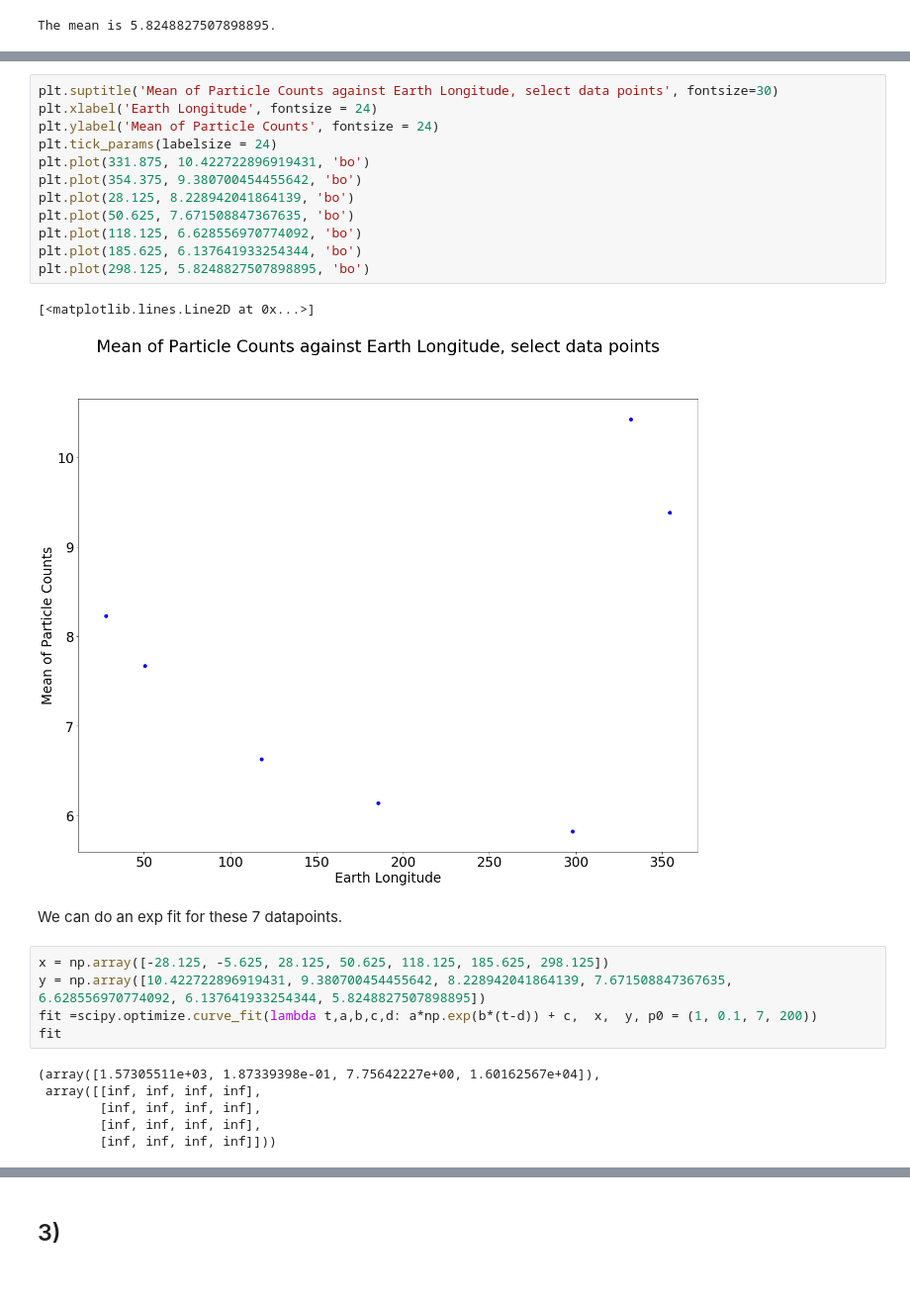
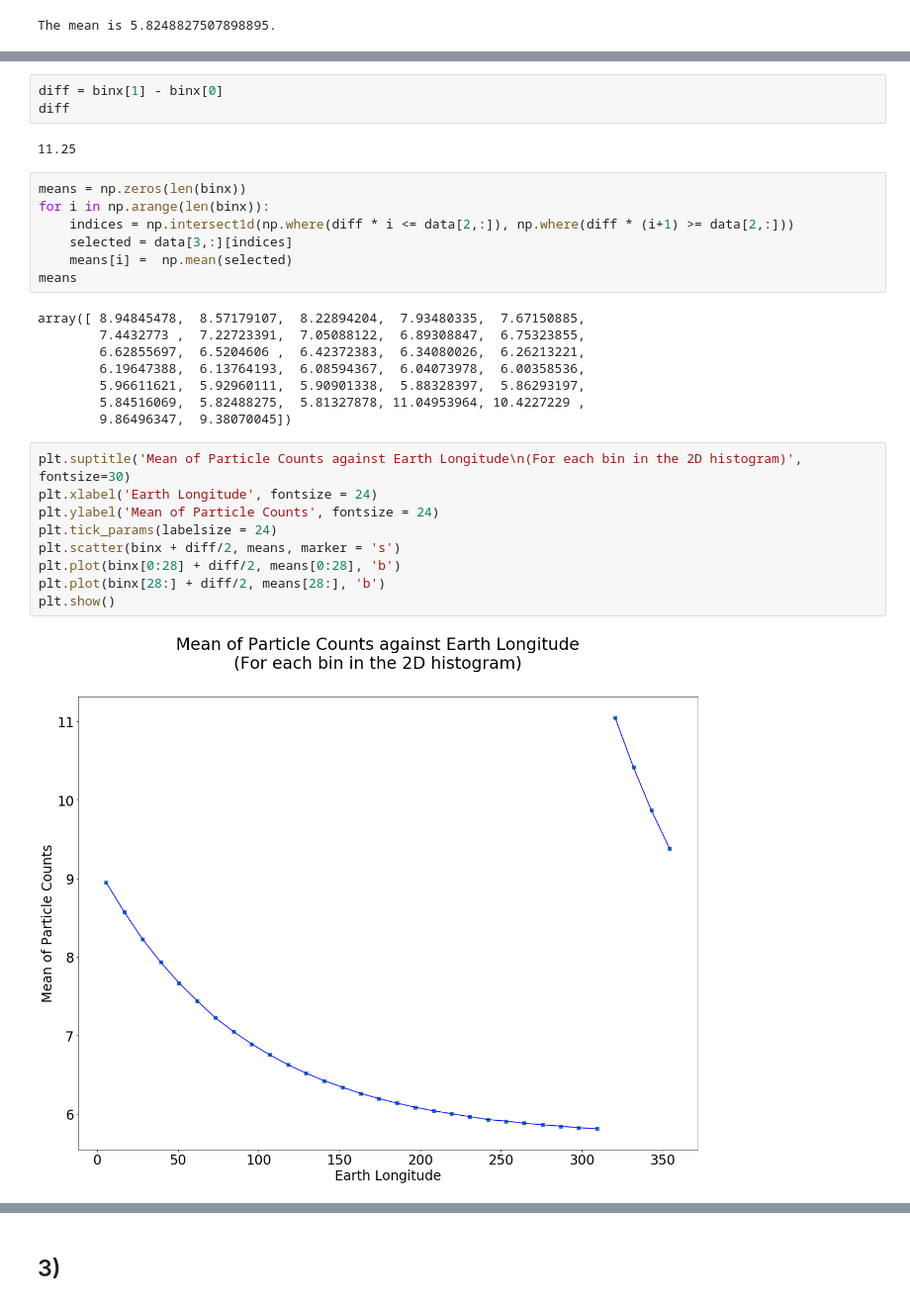
Before and after one commit to John-ZH/PHYS-343-Lab, a Jupyter notebook: John_Zhuang_Lab04.ipynb, the cells around one changed output, grey strips where cells are left out. Shown at 99% size. Drawn from its saved outputs; the diff is of its cells as text.

```diff
--- a/John_Zhuang_Lab04.ipynb
+++ b/John_Zhuang_Lab04.ipynb
@@ -374,28 +343,31 @@ We have datapoints
+# %%
+diff = binx[1] - binx[0]
+diff
+# %% [output]
+11.25
+# %%
+means = np.zeros(len(binx))
+for i in np.arange(len(binx)):
+    indices = np.intersect1d(np.where(diff * i <= data[2,:]), np.where(diff * (i+1) >= data[2,:]))
+    selected = data[3,:][indices]
+    means[i] =  np.mean(selected)
+means
+# %% [output]
+array([ 8.94845478,  8.57179107,  8.22894204,  7.93480335,  7.67150885,
+        7.4432773 ,  7.22723391,  7.05088122,  6.89308847,  6.75323855,
+        6.62855697,  6.5204606 ,  6.42372383,  6.34080026,  6.26213221,
+        6.19647388,  6.13764193,  6.08594367,  6.04073978,  6.00358536,
+        5.96611621,  5.92960111,  5.90901338,  5.88328397,  5.86293197,
+        5.84516069,  5.82488275,  5.81327878, 11.04953964, 10.4227229 ,
+        9.86496347,  9.38070045])
 # %%
-plt.suptitle('Mean of Particle Counts against Earth Longitude, select data points', fontsize=30)
+plt.suptitle('Mean of Particle Counts against Earth Longitude\n(For each bin in the 2D histogram)', fontsize=30)
 plt.xlabel('Earth Longitude', fontsize = 24)
 plt.ylabel('Mean of Particle Counts', fontsize = 24)
 plt.tick_params(labelsize = 24)
-plt.plot(331.875, 10.422722896919431, 'bo')
-plt.plot(354.375, 9.380700454455642, 'bo')
-plt.plot(28.125, 8.228942041864139, 'bo')
-plt.plot(50.625, 7.671508847367635, 'bo')
-plt.plot(118.125, 6.628556970774092, 'bo')
-plt.plot(185.625, 6.137641933254344, 'bo')
-plt.plot(298.125, 5.8248827507898895, 'bo')
+plt.scatter(binx + diff/2, means, marker = 's')
+plt.plot(binx[0:28] + diff/2, means[0:28], 'b')
+plt.plot(binx[28:] + diff/2, means[28:], 'b')
+plt.show()
 # %% [output]
-[<matplotlib.lines.Line2D at 0x...>]
-[figure, old version]
+[figure, new version]
-# %% [markdown]
-We can do an exp fit for these 7 datapoints.
-# %%
-x = np.array([-28.125, -5.625, 28.125, 50.625, 118.125, 185.625, 298.125])
-y = np.array([10.422722896919431, 9.380700454455642, 8.228942041864139, 7.671508847367635, 6.628556970774092, 6.137641933254344, 5.8248827507898895])
-fit =scipy.optimize.curve_fit(lambda t,a,b,c,d: a*np.exp(b*(t-d)) + c,  x,  y, p0 = (1, 0.1, 7, 200))
-fit
-# %% [output]
-(array([1.57305511e+03, 1.87339398e-01, 7.75642227e+00, 1.60162567e+04]),
- array([[inf, inf, inf, inf],
-        [inf, inf, inf, inf],
-        [inf, inf, inf, inf],
-        [inf, inf, inf, inf]]))
```
Also changed, not shown: parts of 76 cells of this notebook.
